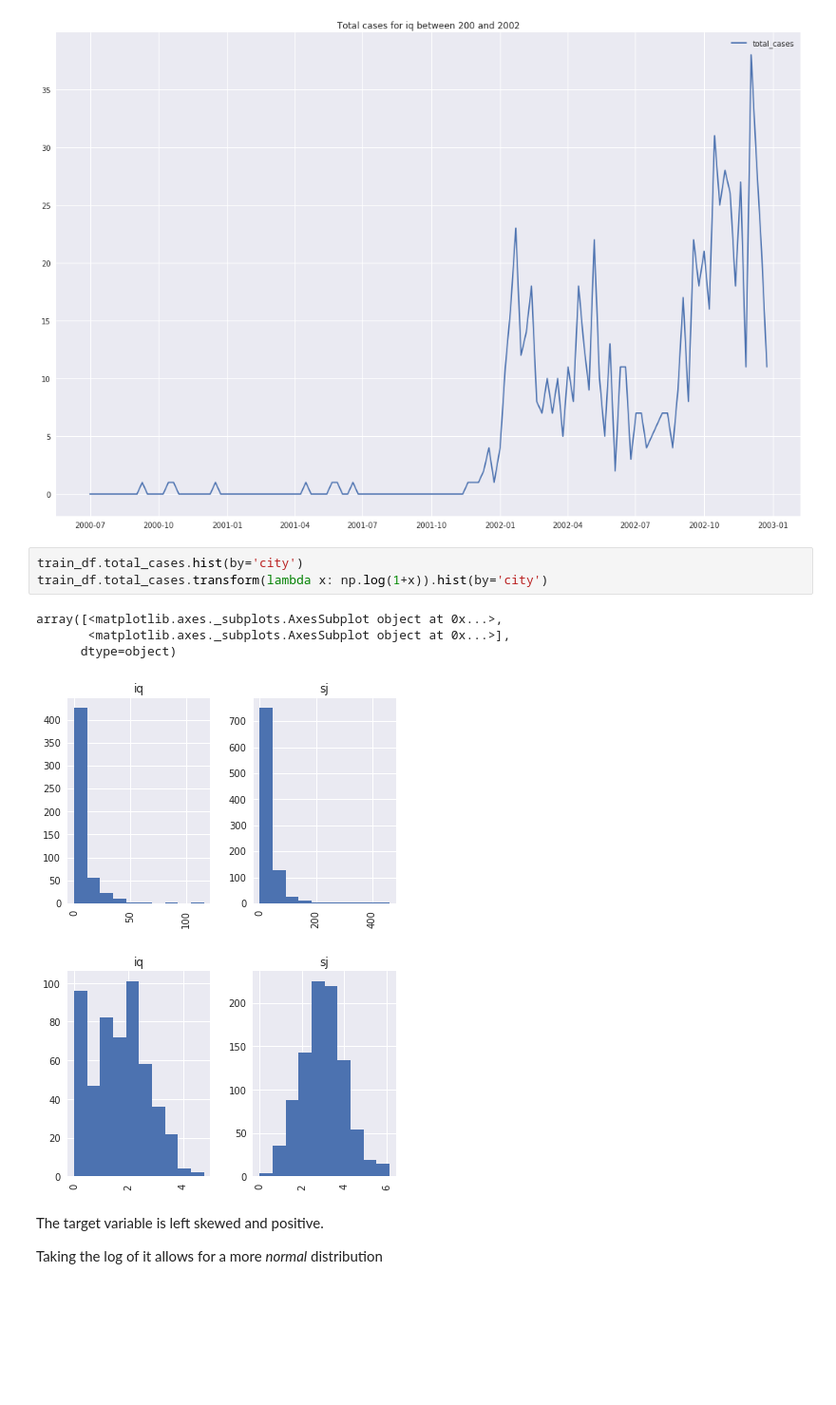
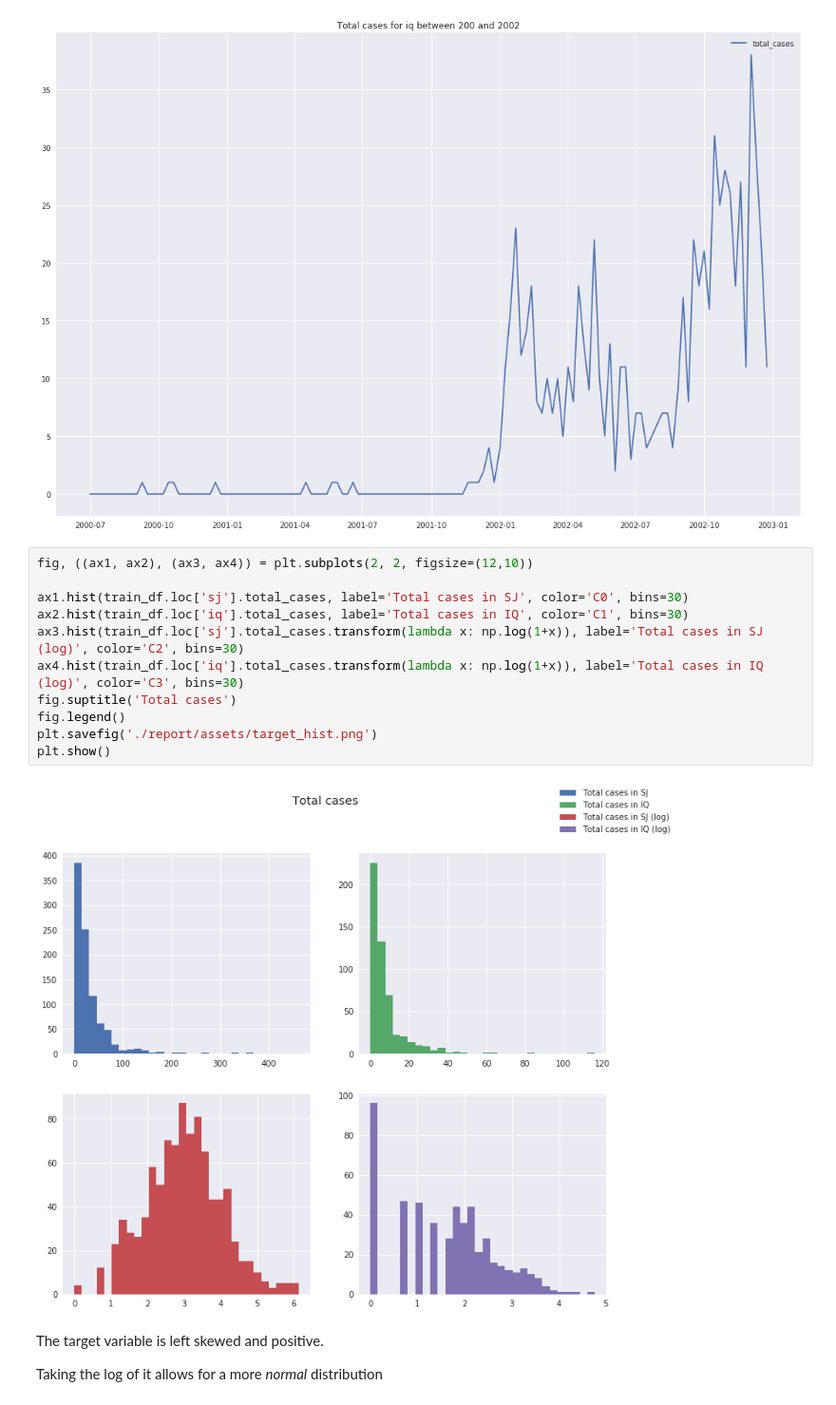
Before and after one commit to bmaingret/dengAI, a Jupyter notebook: 0-EDA.ipynb, the cells around one changed output. Shown at 95% size. Drawn from its saved outputs; the diff is of its cells as text; blank space fills up the shorter version.

Commit message:
testing assets for report

```diff
--- a/0-EDA.ipynb
+++ b/0-EDA.ipynb
@@ -239,15 +238,19 @@ plt.legend()
 # %% [output]
 <matplotlib.legend.Legend at 0x...>
 [figure]
-# %%
-train_df.total_cases.hist(by='city')
-train_df.total_cases.transform(lambda x: np.log(1+x)).hist(by='city')
-# %% [output]
-array([<matplotlib.axes._subplots.AxesSubplot object at 0x...>,
-       <matplotlib.axes._subplots.AxesSubplot object at 0x...>],
-      dtype=object)
-[figure, removed]
-[figure, removed]
+# %%
+fig, ((ax1, ax2), (ax3, ax4)) = plt.subplots(2, 2, figsize=(12,10))
+
+ax1.hist(train_df.loc['sj'].total_cases, label='Total cases in SJ', color='C0', bins=30)
+ax2.hist(train_df.loc['iq'].total_cases, label='Total cases in IQ', color='C1', bins=30)
+ax3.hist(train_df.loc['sj'].total_cases.transform(lambda x: np.log(1+x)), label='Total cases in SJ (log)', color='C2', bins=30)
+ax4.hist(train_df.loc['iq'].total_cases.transform(lambda x: np.log(1+x)), label='Total cases in IQ (log)', color='C3', bins=30)
+fig.suptitle('Total cases')
+fig.legend()
+plt.savefig('./report/assets/target_hist.png')
+plt.show()
+# %% [output]
+[figure, added]
 # %% [markdown]
 The target variable is left skewed and positive.
 
```
Also changed, not shown: parts of 2 cells of this notebook, 3 other files.
